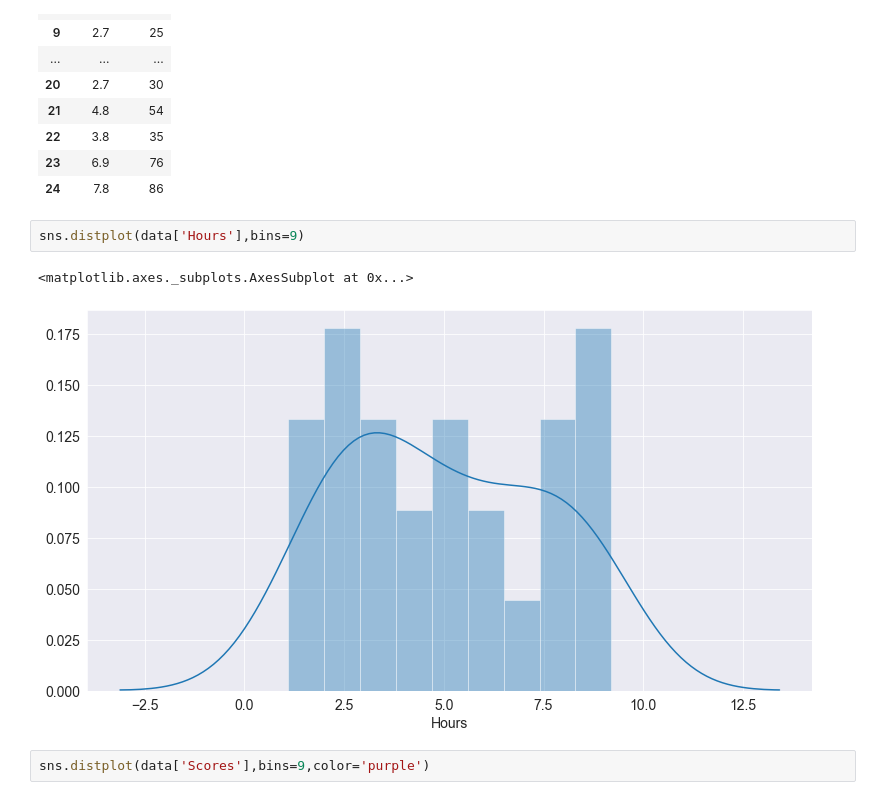
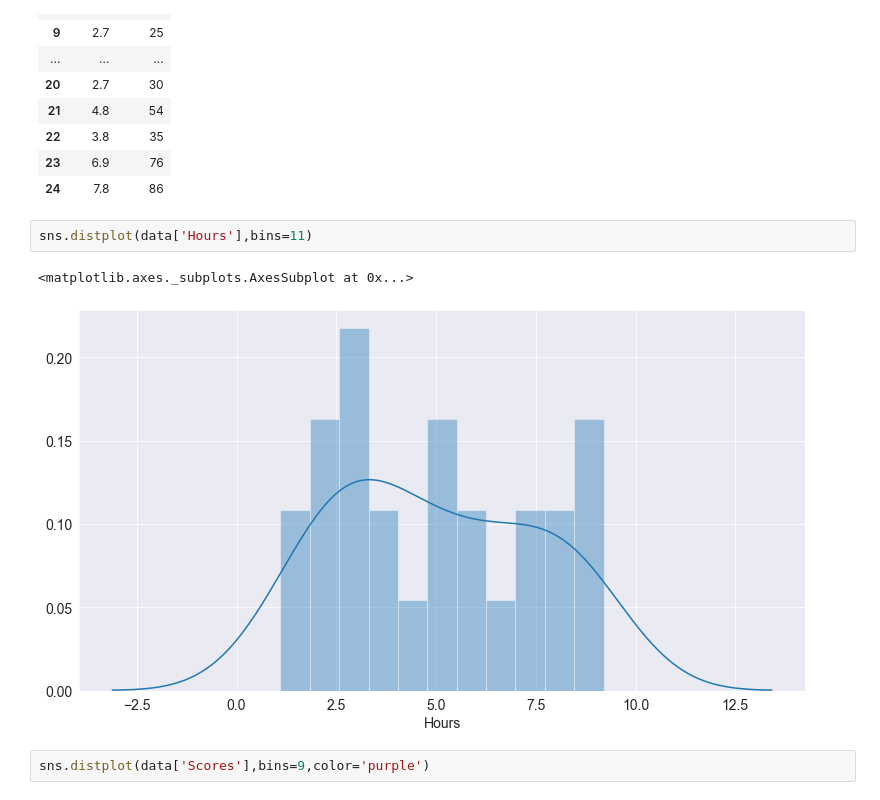
Before and after one commit to Arpan-tech-create/THE_SPARKS_FOUNDATION, a Jupyter notebook: Supervised ML Algo.ipynb, the cells around one changed output. Cells and saved outputs as stored; diff of their text form.

```diff
--- a/Supervised ML Algo.ipynb
+++ b/Supervised ML Algo.ipynb
@@ -42,10 +42,10 @@ data
 | 23 | 6.9 | 76 |
 | 24 | 7.8 | 86 |
 # %%
-sns.distplot(data['Hours'],bins=9)
+sns.distplot(data['Hours'],bins=11)
 # %% [output]
 <matplotlib.axes._subplots.AxesSubplot at 0x...>
-[figure, old version]
+[figure, new version]
 # %%
 sns.distplot(data['Scores'],bins=9,color='purple')
 # %% [output]
```
